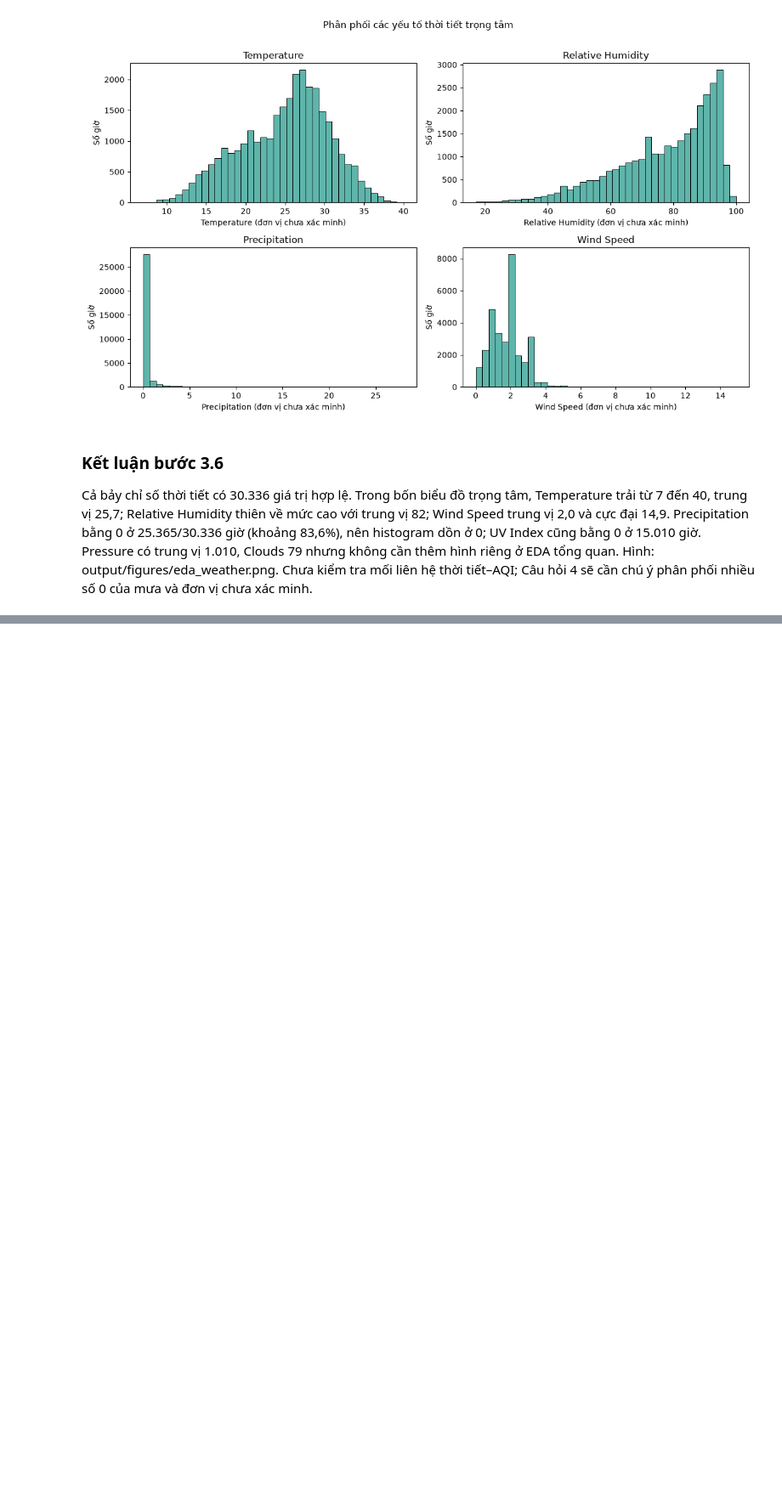
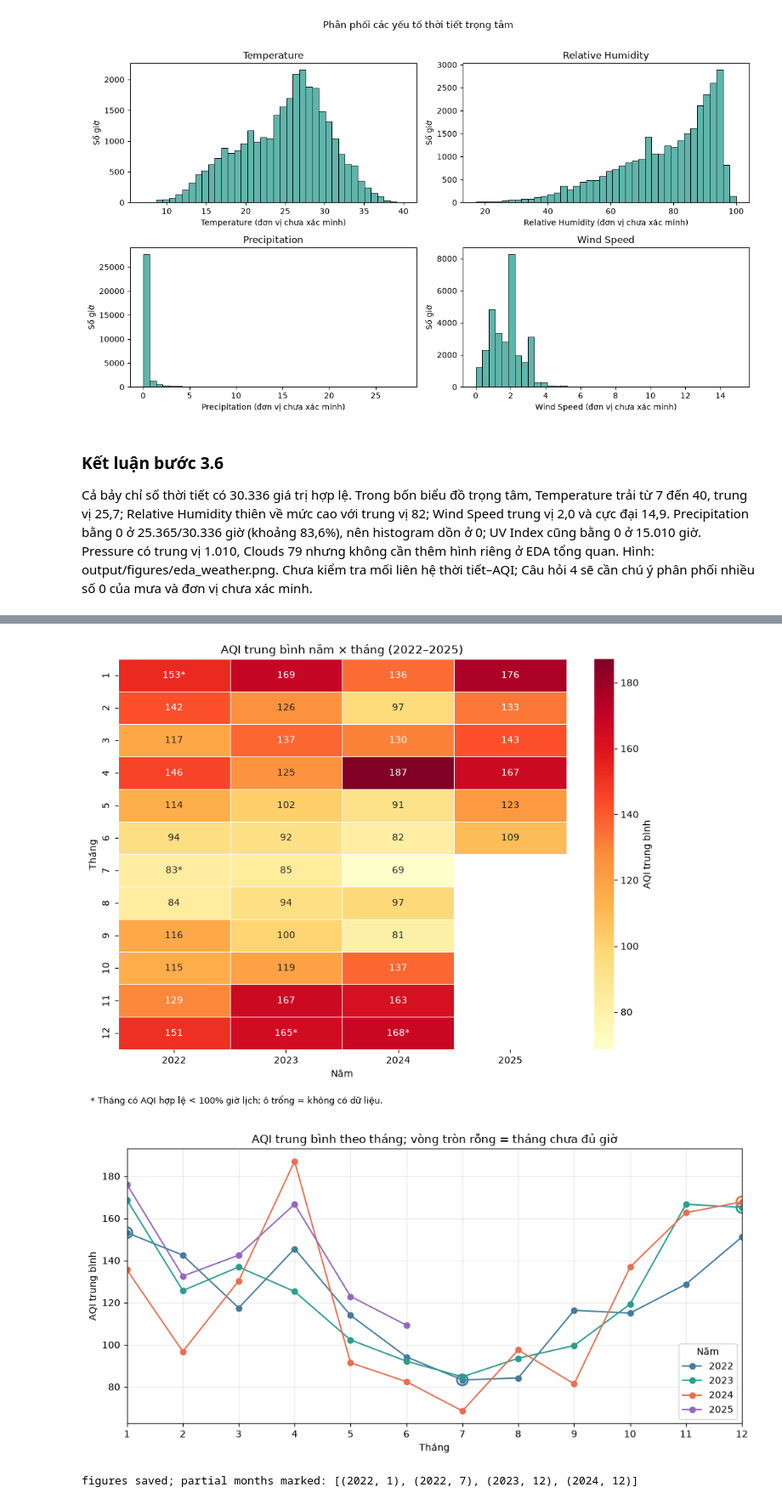
Before and after one commit to FanTien/Data-Analysis-Final, a Jupyter notebook: notebooks/01_AQI_Data_Analysis.ipynb, the cells around one changed output, grey strips where cells are left out. Shown at 85% size. Saved outputs shown, nothing was run; the diff lists cells and outputs as text; code cells hidden in the pictures; blank space fills up the shorter version.

```diff
--- a/notebooks/01_AQI_Data_Analysis.ipynb
+++ b/notebooks/01_AQI_Data_Analysis.ipynb
@@ -1113,0 +1371,9 @@ Cả bảy chỉ số thời tiết có 30.336 giá trị hợp lệ. Trong bố
+# %%
+q2=eda[['Local Time','AQI']].copy();q2['year']=q2['Local Time'].dt.year;q2['month']=q2['Local Time'].dt.month
+cal=pd.MultiIndex.from_product([range(2022,2026),range(1,13)],names=['year','month'])
+q2_coverage=q2.groupby(['year','month']).agg(recorded_hours=('AQI','size'),valid_aqi_hours=('AQI','count')).reindex(cal).fillna(0).astype(int)
+q2_coverage['expected_hours']=[pd.Period(f'{y}-{m:02d}').days_in_month*24 for y,m in q2_coverage.index]
+q2_coverage['aqi_coverage_pct']=100*q2_coverage['valid_aqi_hours']/q2_coverage['expected_hours']
+print('INCOMPLETE OR ABSENT MONTHS');print(q2_coverage.loc[q2_coverage['aqi_coverage_pct']<100].round(2).to_string())
+print('YEARS 2022-2024 months with records=',q2_coverage.loc[2022:2024].groupby('year')['recorded_hours'].apply(lambda s:int((s>0).sum())).to_dict())
+print('2025 observed months=',int((q2_coverage.loc[2025,'recorded_hours']>0).sum()))
@@ -1113,0 +1410,7 @@ Cả bảy chỉ số thời tiết có 30.336 giá trị hợp lệ. Trong bố
+# %%
+season_map={1:'Đông',2:'Đông',3:'Xuân',4:'Xuân',5:'Xuân',6:'Hè',7:'Hè',8:'Hè',9:'Thu',10:'Thu',11:'Thu',12:'Đông'}
+season_order=['Xuân','Hè','Thu','Đông']
+q2['season']=q2['month'].map(season_map);q2['season_year']=q2['year']
+print('MONTH TO SEASON');print(pd.DataFrame({'month':range(1,13),'season':[season_map[m] for m in range(1,13)]}).to_string(index=False))
+print('months recorded by season-year');print(q2.groupby(['season_year','season'])['month'].nunique().unstack().reindex(columns=season_order).to_string())
+print('Winter label uses Jan-Feb and Dec of the same calendar year; not one continuous winter.')
@@ -1113,0 +1449,6 @@ Cả bảy chỉ số thời tiết có 30.336 giá trị hợp lệ. Trong bố
+# %%
+q2_month=q2.groupby(['year','month'])['AQI'].agg(['count','mean','median','std','min','max']).join(q2_coverage[['recorded_hours','expected_hours','aqi_coverage_pct']])
+q2_pivot=q2_month['mean'].unstack('year').reindex(range(1,13))
+print('MONTHLY STATS');print(q2_month.round(2).to_string())
+print('MONTH x YEAR MEAN');print(q2_pivot.round(2).to_string())
+print('partial observed months');print(q2_month.loc[q2_month['aqi_coverage_pct']<100,['count','recorded_hours','expected_hours','aqi_coverage_pct']].round(2).to_string())
@@ -1113,0 +1487,18 @@ Cả bảy chỉ số thời tiết có 30.336 giá trị hợp lệ. Trong bố
+# %%
+annotation=q2_pivot.copy().astype(object)
+for m in q2_pivot.index:
+    for y in q2_pivot.columns:
+        value=q2_pivot.loc[m,y]
+        annotation.loc[m,y]='' if pd.isna(value) else f'{value:.0f}'+('*' if q2_coverage.loc[(y,m),'aqi_coverage_pct']<100 else '')
+fig,ax=plt.subplots(figsize=(9,7));sns.heatmap(q2_pivot,annot=annotation,fmt='',cmap='YlOrRd',mask=q2_pivot.isna(),linewidths=.4,cbar_kws={'label':'AQI trung bình'},ax=ax);ax.set(title='AQI trung bình năm × tháng (2022–2025)',xlabel='Năm',ylabel='Tháng');fig.text(.02,.01,'* Tháng có AQI hợp lệ < 100% giờ lịch; ô trống = không có dữ liệu.',fontsize=9);fig.tight_layout(rect=(0,.04,1,1));fig.savefig(project_root/'output/figures/q2_monthly_heatmap.png',dpi=160);plt.show()
+fig,ax=plt.subplots(figsize=(10,5));colors=['#457b9d','#2a9d8f','#e76f51','#9467bd']
+for color,y in zip(colors,q2_pivot.columns):
+    series=q2_pivot[y];ax.plot(series.index,series.values,marker='o',label=str(y),color=color)
+    partial=[m for m in range(1,13) if not pd.isna(series.loc[m]) and q2_coverage.loc[(y,m),'aqi_coverage_pct']<100]
+    ax.scatter(partial,series.loc[partial],s=130,facecolors='none',edgecolors=color,linewidths=2)
+ax.set(title='AQI trung bình theo tháng; vòng tròn rỗng = tháng chưa đủ giờ',xlabel='Tháng',ylabel='AQI trung bình',xticks=range(1,13),xlim=(1,12));ax.legend(title='Năm');ax.grid(alpha=.25);fig.tight_layout();fig.savefig(project_root/'output/figures/q2_monthly_lines.png',dpi=160);plt.show()
+print('figures saved; partial months marked:',[(y,m) for y,m in q2_month.index if q2_coverage.loc[(y,m),'aqi_coverage_pct']<100])
+# %% [output]
+[figure, added]
+[figure, added]
+figures saved; partial months marked: [(2022, 1), (2022, 7), (2023, 12), (2024, 12)]
```
Also changed, not shown: parts of 105 cells of this notebook, 19 other files.
